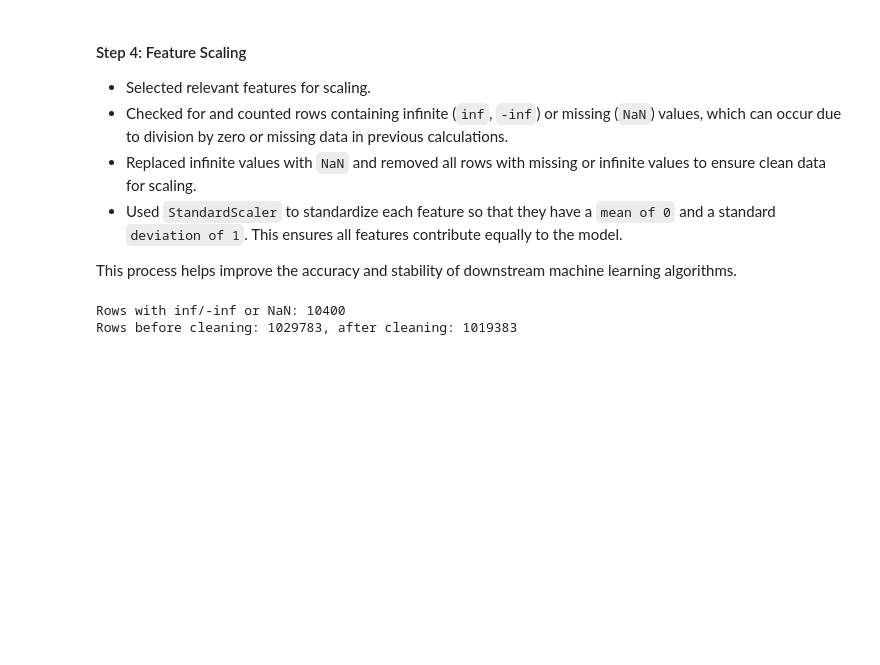
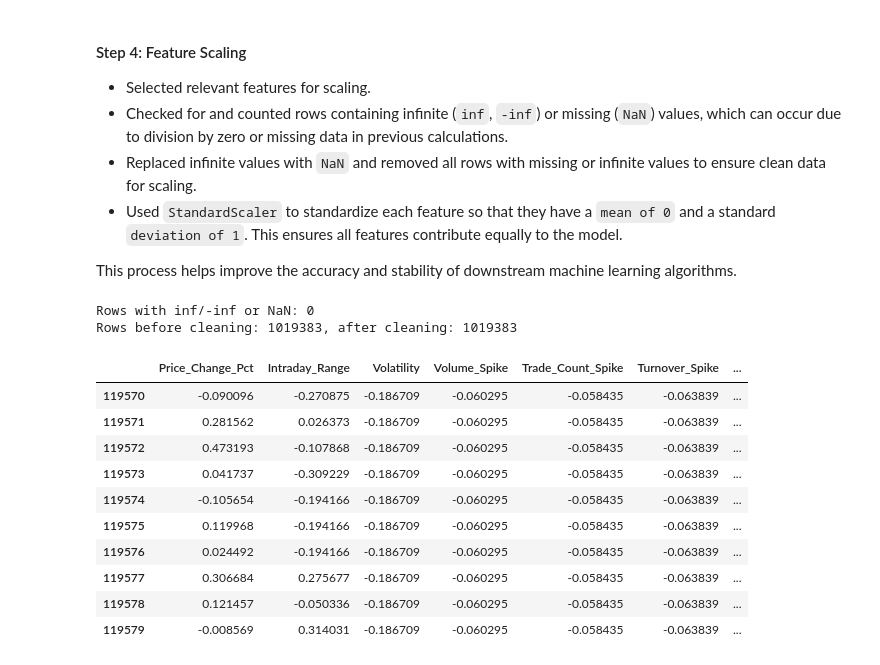
Before and after one commit to AsifZaman777/Stock-market-manipulation-detector, a Jupyter notebook: smmd.ipynb, the cells around one changed output. Saved outputs shown, nothing was run; the diff lists cells and outputs as text; code cells hidden in the pictures; blank space fills up the shorter version.

```diff
--- a/smmd.ipynb
+++ b/smmd.ipynb
@@ -226,31 +226,47 @@ This process helps improve the accuracy and stability of downstream machine lear
 # %%
 from sklearn.preprocessing import StandardScaler
 
 features = ['Price_Change_Pct', 'Intraday_Range', 'Volatility', 'Volume_Spike',
             'Trade_Count_Spike', 'Turnover_Spike', 'VWAP', 'Relative_Turnover',
             'Price_to_Volume_Ratio']
 X = df[features].copy()
 
-# count rows before cleaning
+# Count rows before cleaning
 rows_before = X.shape[0]
 
-# find rows with inf/-inf or NaN
+# Find rows with inf/-inf or NaN
 mask_inf = X.isin([np.inf, -np.inf]).any(axis=1)
 mask_nan = X.isnull().any(axis=1)
 rows_with_issues = X[mask_inf | mask_nan].shape[0]
 print(f"Rows with inf/-inf or NaN: {rows_with_issues}")
 
-# remove inf/-inf and NaN before scaling
-X.replace([np.inf, -np.inf], np.nan, inplace=True)
-X.dropna(inplace=True)
+# Remove inf/-inf and NaN before scaling
+X = X.replace([np.inf, -np.inf], np.nan)
+X = X.dropna()
 
 rows_after = X.shape[0]
 print(f"Rows before cleaning: {rows_before}, after cleaning: {rows_after}")
 
-# feature scaling
+# Align df with X to maintain consistency
+df = df.loc[X.index]
+
+# Feature scaling
 scaler = StandardScaler()
 X_scaled = scaler.fit_transform(X)
 X_scaled = pd.DataFrame(X_scaled, columns=features, index=X.index)
+
+X_scaled.head(10)
 # %% [output]
-Rows with inf/-inf or NaN: 10400
-Rows before cleaning: 1029783, after cleaning: 1019383
+Rows with inf/-inf or NaN: 0
+Rows before cleaning: 1019383, after cleaning: 1019383
+|  | Price_Change_Pct | Intraday_Range | Volatility | Volume_Spike | Trade_Count_Spike | Turnover_Spike | ... |
+| 119570 | -0.090096 | -0.270875 | -0.186709 | -0.060295 | -0.058435 | -0.063839 | ... |
+| 119571 | 0.281562 | 0.026373 | -0.186709 | -0.060295 | -0.058435 | -0.063839 | ... |
+| 119572 | 0.473193 | -0.107868 | -0.186709 | -0.060295 | -0.058435 | -0.063839 | ... |
+| 119573 | 0.041737 | -0.309229 | -0.186709 | -0.060295 | -0.058435 | -0.063839 | ... |
+| 119574 | -0.105654 | -0.194166 | -0.186709 | -0.060295 | -0.058435 | -0.063839 | ... |
+| 119575 | 0.119968 | -0.194166 | -0.186709 | -0.060295 | -0.058435 | -0.063839 | ... |
+| 119576 | 0.024492 | -0.194166 | -0.186709 | -0.060295 | -0.058435 | -0.063839 | ... |
+| 119577 | 0.306684 | 0.275677 | -0.186709 | -0.060295 | -0.058435 | -0.063839 | ... |
+| 119578 | 0.121457 | -0.050336 | -0.186709 | -0.060295 | -0.058435 | -0.063839 | ... |
+| 119579 | -0.008569 | 0.314031 | -0.186709 | -0.060295 | -0.058435 | -0.063839 | ... |
```
Also changed, not shown: parts of 2 cells of this notebook.
